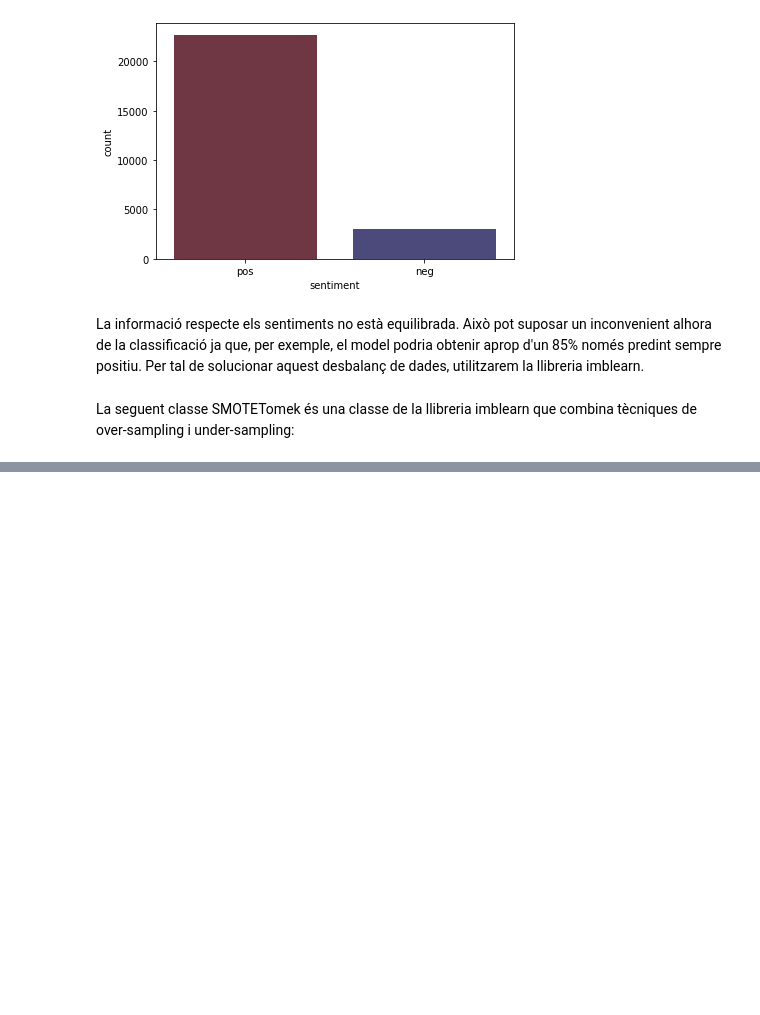
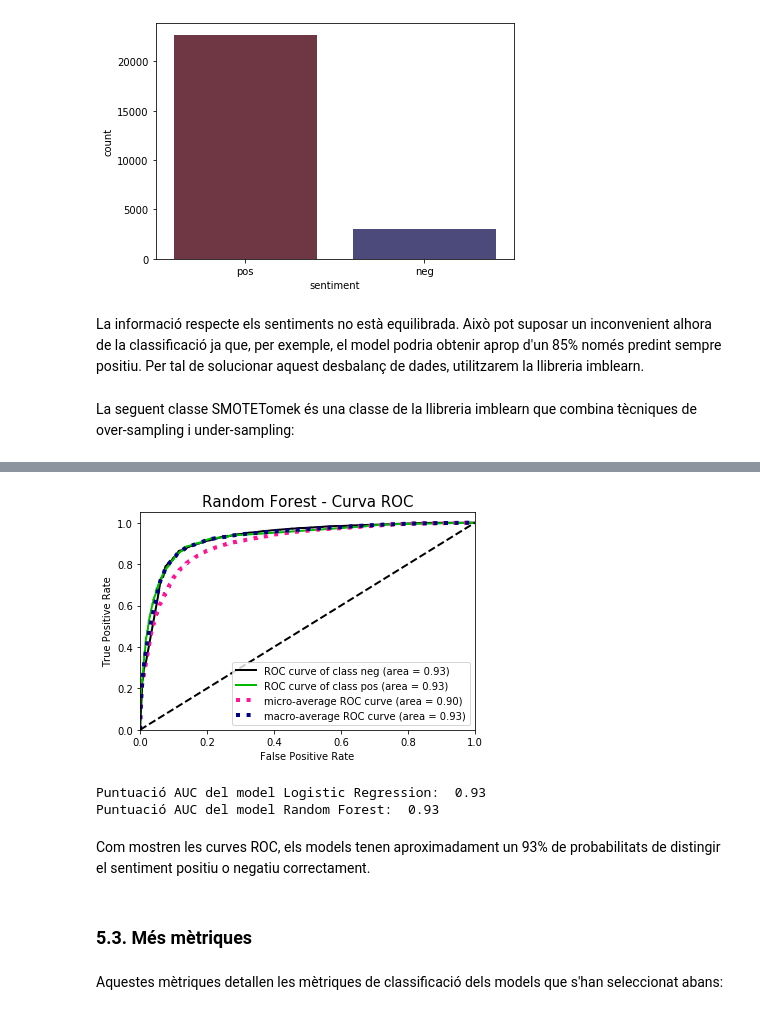
Before and after one commit to Melus144/apc-elon-musk-tweets, a Jupyter notebook: notebooks/Practica3-E.ipynb, the cells around one changed output, grey strips where cells are left out. Drawn from its saved outputs; the diff is of its cells as text; code cells hidden in the pictures; blank space fills up the shorter version.

```diff
--- a/notebooks/Practica3-E.ipynb
+++ b/notebooks/Practica3-E.ipynb
@@ -266,0 +353,2 @@ smt = SMOTETomek(sampling_strategy='auto')
+# %%
+randomForest_prob = randomForest.predict_proba(X_test)
@@ -266,0 +361,19 @@ smt = SMOTETomek(sampling_strategy='auto')
+# %%
+skplt.metrics.plot_roc(y_test, randomForest_prob)
+plt.title("Random Forest - Curva ROC", fontsize=15)
+plt.show()
+# %% [output]
+[figure, added]
+# %%
+from sklearn.metrics import roc_auc_score
+print("Puntuació AUC del model Logistic Regression: ", round((roc_auc_score(y_test, logisticRegression_prob[:,1], multi_class='ovr')),2))
+print("Puntuació AUC del model Random Forest: ", round((roc_auc_score(y_test, randomForest_prob[:,1], multi_class='ovr')),2))
+# %% [output]
+Puntuació AUC del model Logistic Regression:  0.93
+Puntuació AUC del model Random Forest:  0.93
+# %% [markdown]
+Com mostren les curves ROC, els models tenen aproximadament un 93% de probabilitats de distingir el sentiment positiu o negatiu correctament.
+# %% [markdown]
+### 5.3. Més mètriques
+# %% [markdown]
+Aquestes mètriques detallen les mètriques de classificació dels models que s'han seleccionat abans:
```
Also changed, not shown: parts of 40 cells of this notebook, 2 other files.
